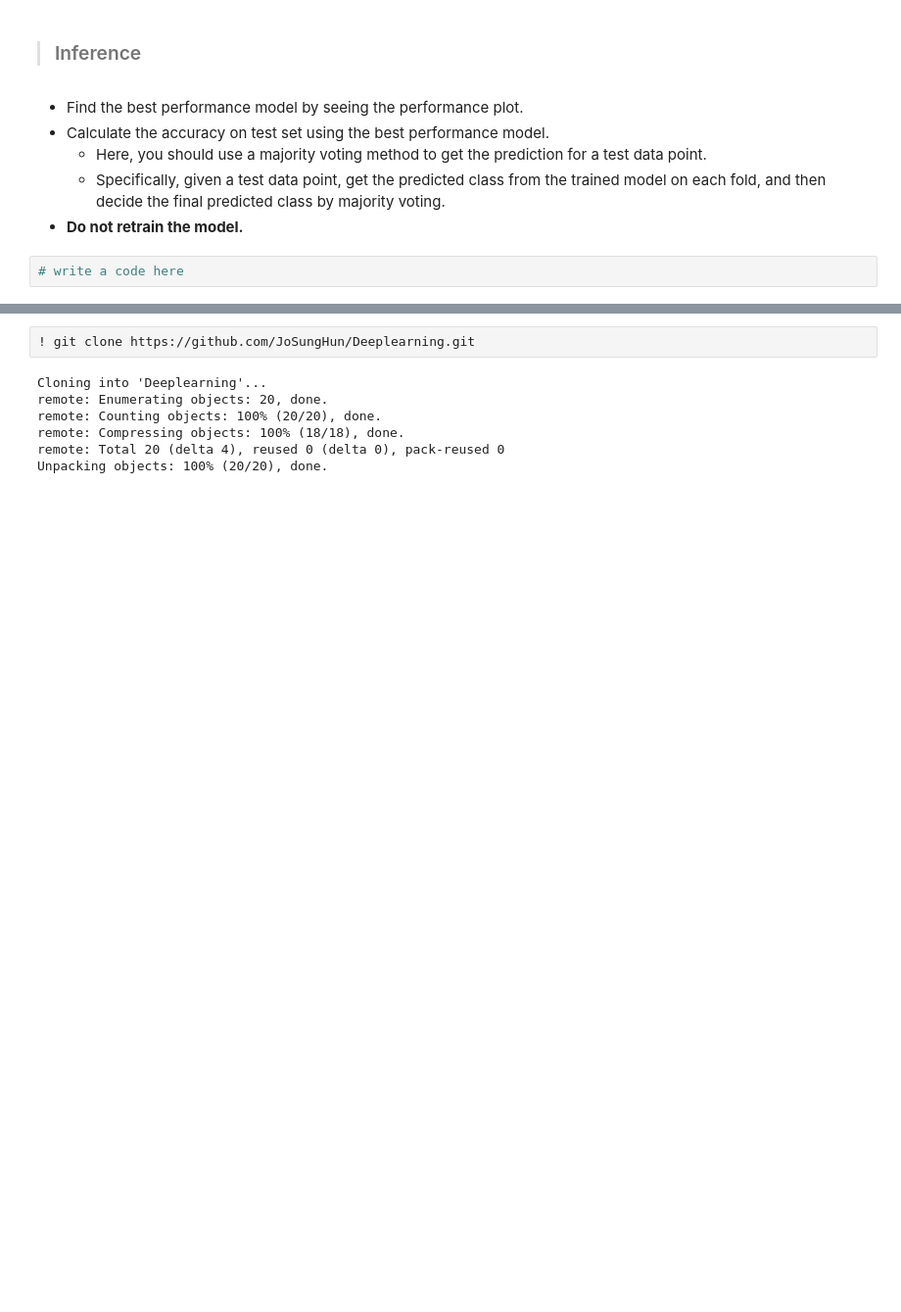
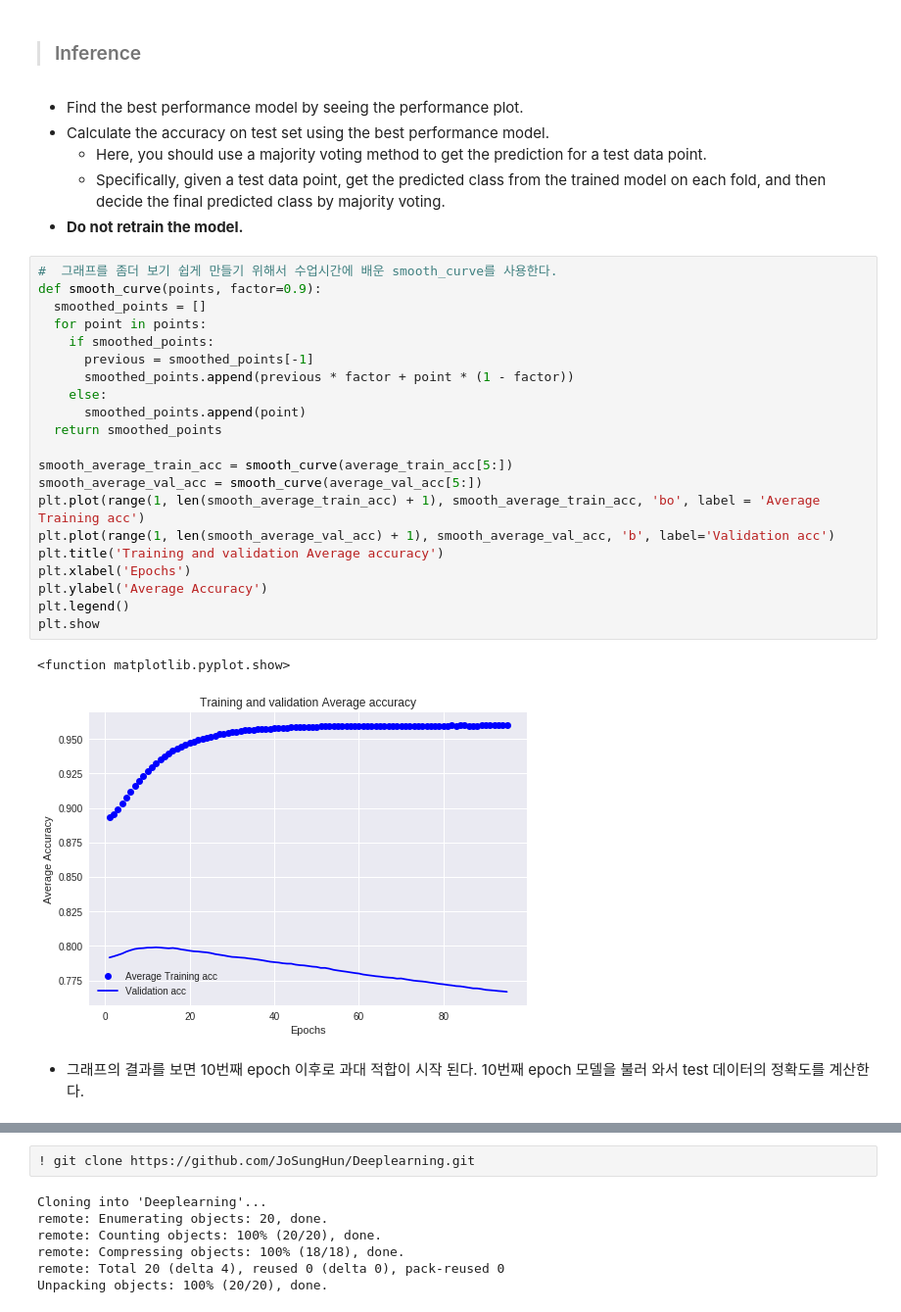
Before and after one commit to JoSungHun/DeepLearning, a Jupyter notebook: hw2.ipynb, the cells around one changed output, grey strips where cells are left out. Shown: that part at 98% size. Drawn from its saved outputs; the diff is of its cells as text; blank space fills up the shorter version.

```diff
--- a/hw2.ipynb
+++ b/hw2.ipynb
@@ -117,5 +163,29 @@ for i in range(k):
   * Here, you should use a majority voting method to get the prediction for a test data point.
   * Specifically, given a test data point, get the predicted class from the trained model on each fold, and then decide the final predicted class by majority voting.
 * **Do not retrain the model.**
-# %%
-# write a code here
+# %%
+#  그래프를 좀더 보기 쉽게 만들기 위해서 수업시간에 배운 smooth_curve를 사용한다.
+def smooth_curve(points, factor=0.9):
+  smoothed_points = []
+  for point in points:
+    if smoothed_points:
+      previous = smoothed_points[-1]
+      smoothed_points.append(previous * factor + point * (1 - factor))
+    else:
+      smoothed_points.append(point)
+  return smoothed_points
+
+smooth_average_train_acc = smooth_curve(average_train_acc[5:])
+smooth_average_val_acc = smooth_curve(average_val_acc[5:])
+plt.plot(range(1, len(smooth_average_train_acc) + 1), smooth_average_train_acc, 'bo', label = 'Average Training acc')
+plt.plot(range(1, len(smooth_average_val_acc) + 1), smooth_average_val_acc, 'b', label='Validation acc')
+plt.title('Training and validation Average accuracy')
+plt.xlabel('Epochs')
+plt.ylabel('Average Accuracy')
+plt.legend()
+plt.show
+# %% [output]
+<function matplotlib.pyplot.show>
+[figure, added]
+# %% [markdown]
+* 그래프의 결과를 보면 10번째 epoch 이후로 과대 적합이 시작 된다. 10번째 epoch 모델을 불러 와서 test 데이터의 정확도를 계산한다.
```
Also changed, not shown: parts of 12 cells of this notebook.
